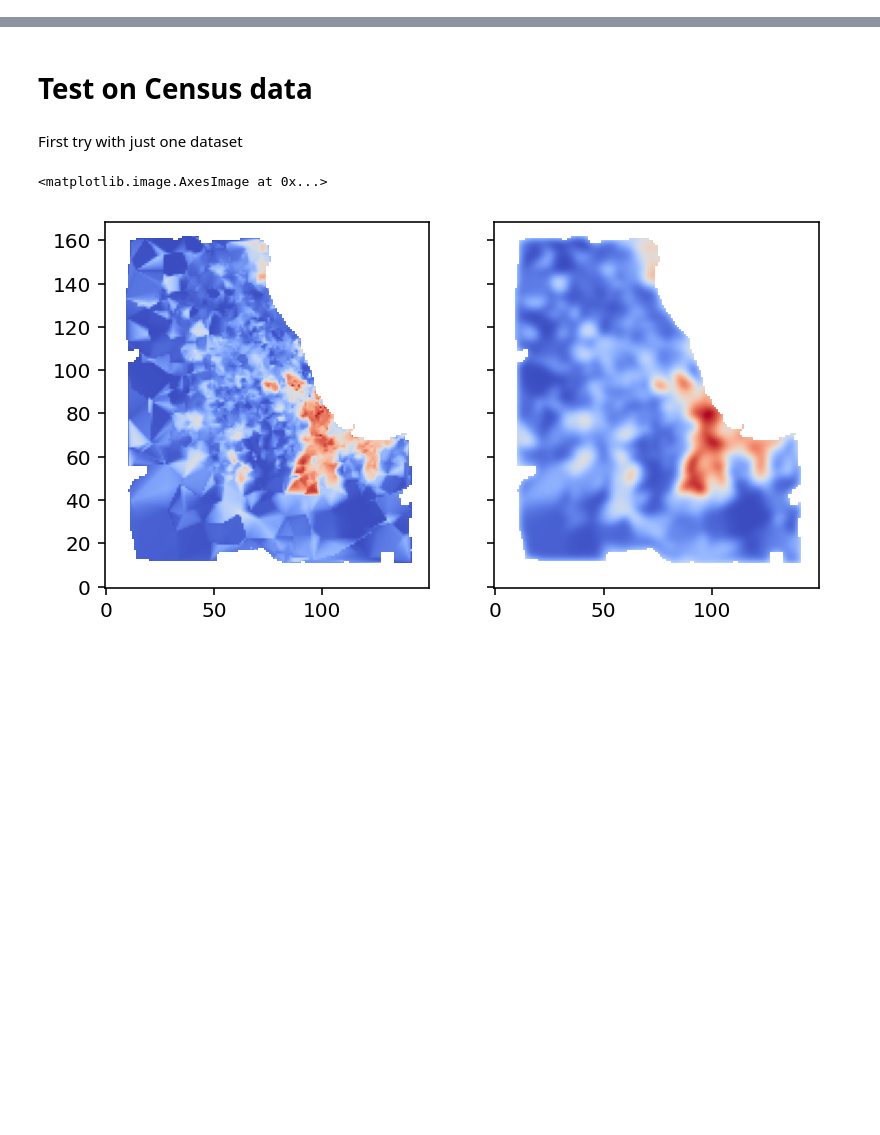
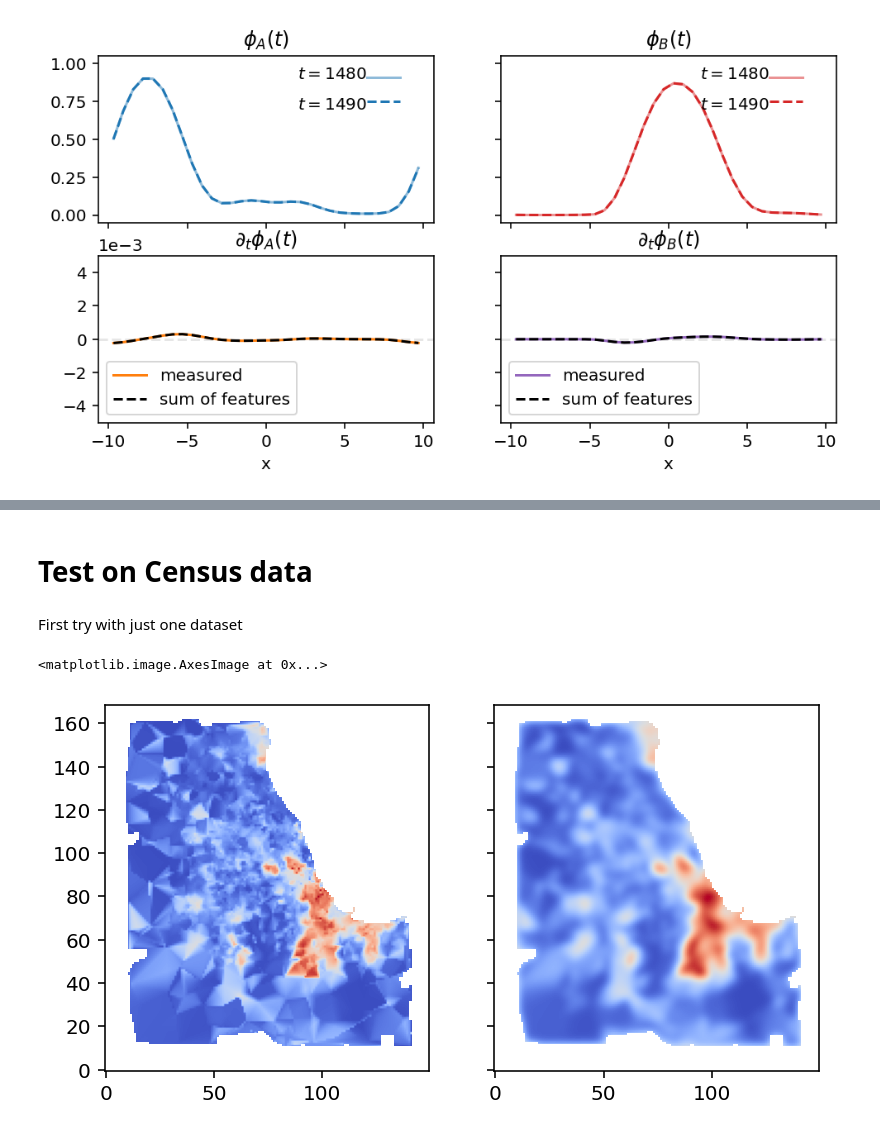
Before and after one commit to dsseara/sociohydro, a Jupyter notebook: inference/inference_test.ipynb, the cells around one changed output, grey strips where cells are left out. Cells and saved outputs as stored; diff of their text form; code cells hidden in the pictures; blank space fills up the shorter version.

```diff
--- a/inference/inference_test.ipynb
+++ b/inference/inference_test.ipynb
@@ -17,0 +192,68 @@ from infer_sociohydro2D import *
+# %%
+wl=5
+
+dt = inferer.ts[0][1] - inferer.ts[0][0]
+
+features = inferer.calc_features(inferer.ABts[0], inferer.xs[0], window_length=wl)
+ABt_dt = np.gradient(inferer.ABts[0], dt, axis=1)
+# ABt_dt = inferer.differentiate(inferer.ts[0], inferer.ABts[0], order=1, axis=-2,
+#                                periodic=False, window_length=wl)  # ∂/∂t
+ABt_dt_pred = (features * coeffs_true).sum(axis=-1)
+# %%
+fig, ax = plt.subplots(2, 2, sharex=True, sharey="row", dpi=144, figsize=(8, 4))
+
+la_now, = ax[0, 0].plot(inferer.xs[0], inferer.ABts[0][:, 0, 0], "-", color="C0", alpha=0.5, label=" ")
+la_next, = ax[0, 0].plot(inferer.xs[0], inferer.ABts[0][:, 1, 0], "--", color="C0", alpha=1.0, label=" ")
+ax[0, 0].legend(loc="upper right", framealpha=0.0)
+ax[0, 0].ticklabel_format(axis="y", style="sci", scilimits=(0,0))
+ax[0, 0].set(title="$\phi_A(t)$", ylim=[-0.05, 1.05])
+texta_now = ax[0, 0].text(2, 0.9, rf"$t = {int(np.round(inferer.ts[0][0]))}$")
+texta_next = ax[0, 0].text(2, 0.7, rf"$t = {int(np.round(inferer.ts[0][1]))}$")
+
+lb_now, = ax[0, 1].plot(inferer.xs[0], inferer.ABts[0][:, 0, 1], "-", color="C3", alpha=0.5, label=" ")
+lb_next, = ax[0, 1].plot(inferer.xs[0], inferer.ABts[0][:, 1, 1], "--", color="C3", alpha=1.0, label=" ")
+ax[0, 1].legend(loc="upper right", framealpha=0.0)
+ax[0, 1].ticklabel_format(axis="y", style="sci", scilimits=(0,0))
+ax[0, 1].set(title="$\phi_B(t)$")
+textb_now = ax[0, 1].text(2, 0.9, rf"$t = {int(np.round(inferer.ts[0][0]))}$")
+textb_next = ax[0, 1].text(2, 0.7, rf"$t = {int(np.round(inferer.ts[0][1]))}$")
+
+la_dt, = ax[1, 0].plot(inferer.xs[0], ABt_dt[:, 0, 0], color="C1", label="measured")
+la_dt_approx, = ax[1, 0].plot(inferer.xs[0], ABt_dt_pred[:, 0, 0], "k--", label="sum of features")
+ax[1, 0].axhline(0, color="0.9", ls="--", zorder=-1)
+ax[1, 0].ticklabel_format(axis="y", style="sci", scilimits=(0,0))
+ax[1, 0].set(title=r"$\partial_t \phi_A(t)$", xlabel="x", ylim=[-5e-3, 5e-3])
+ax[1, 0].legend(loc="lower left")
+
+lb_dt, = ax[1, 1].plot(inferer.xs[0], ABt_dt[:, 0, 1], color="C4", label="measured")
+lb_dt_approx, = ax[1, 1].plot(inferer.xs[0], ABt_dt_pred[:, 0, 1], "k--", label="sum of features")
+ax[1, 1].axhline(0, color="0.9", ls="--", zorder=-1)
+ax[1, 1].ticklabel_format(axis="y", style="sci", scilimits=(0,0))
+ax[1, 1].set(title=r"$\partial_t \phi_B(t)$", xlabel="x")
+ax[1, 1].legend(loc="lower left")
+
+def animate(i):
+    la_now.set_ydata(inferer.ABts[0][:, i, 0])
+    texta_now.set_text(rf"$t = {int(np.round(inferer.ts[0][i]))}$")
+
+    la_next.set_ydata(inferer.ABts[0][:, i+1, 0])
+    texta_next.set_text(rf"$t = {int(np.round(inferer.ts[0][i+1]))}$")
+
+    lb_now.set_ydata(inferer.ABts[0][:, i, 1])
+    textb_now.set_text(rf"$t = {int(np.round(inferer.ts[0][i]))}$")
+
+    lb_next.set_ydata(inferer.ABts[0][:, i+1, 1])
+    textb_next.set_text(rf"$t = {int(np.round(inferer.ts[0][i+1]))}$")
+
+    la_dt.set_ydata(ABt_dt[:, i, 0])
+    la_dt_approx.set_ydata(ABt_dt_pred[:, i, 0])
+    lb_dt.set_ydata(ABt_dt[:, i, 1])
+    lb_dt_approx.set_ydata(ABt_dt_pred[:, i, 1])
+
+    return [la_now, la_next, lb_now, lb_next, la_dt, la_dt_approx, lb_dt, lb_dt_approx]
+
+anim = animation.FuncAnimation(fig, animate, frames=list(range(0, len(inferer.ts[0])-1, 2)),
+                               interval=50, blit=True)
+# anim.save(f"2024-06-03_1DSchelling_fields+features_tFinal{np.round(t[-1])}.mp4")
+HTML(anim.to_html5_video())
+# %% [output]
@@ -17,0 +261 @@ from infer_sociohydro2D import *
+[figure, added]
```
Also changed, not shown: parts of 26 cells of this notebook, 7 other files.
